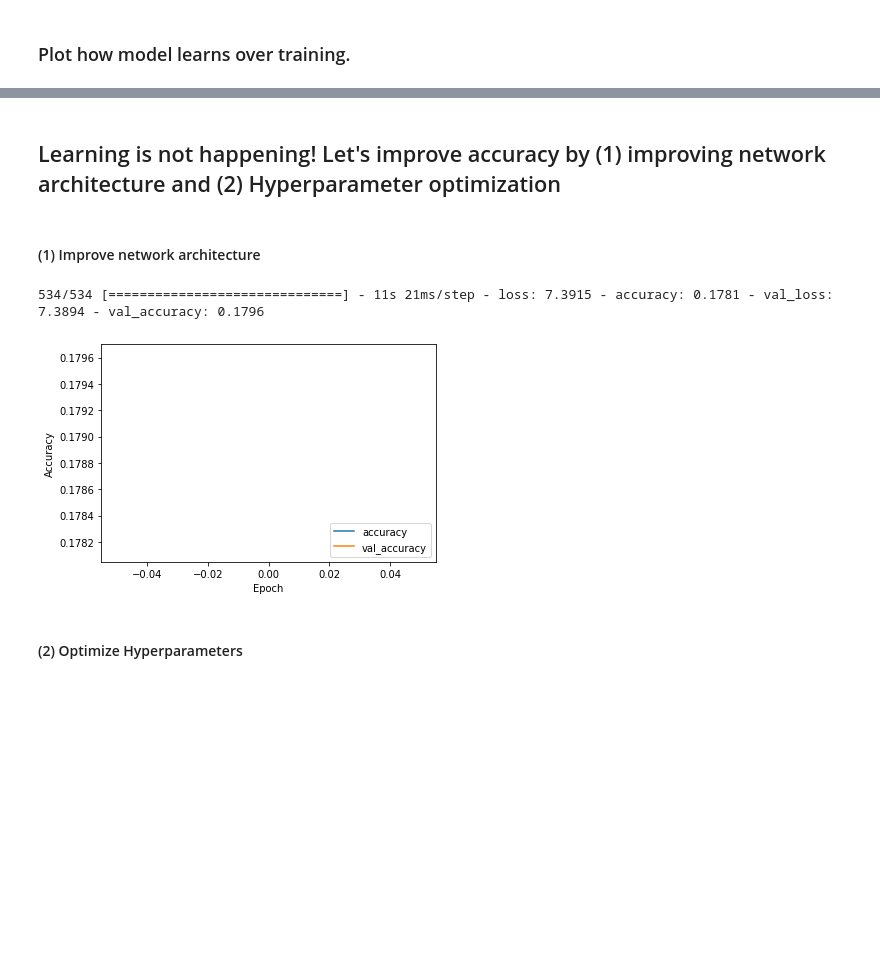
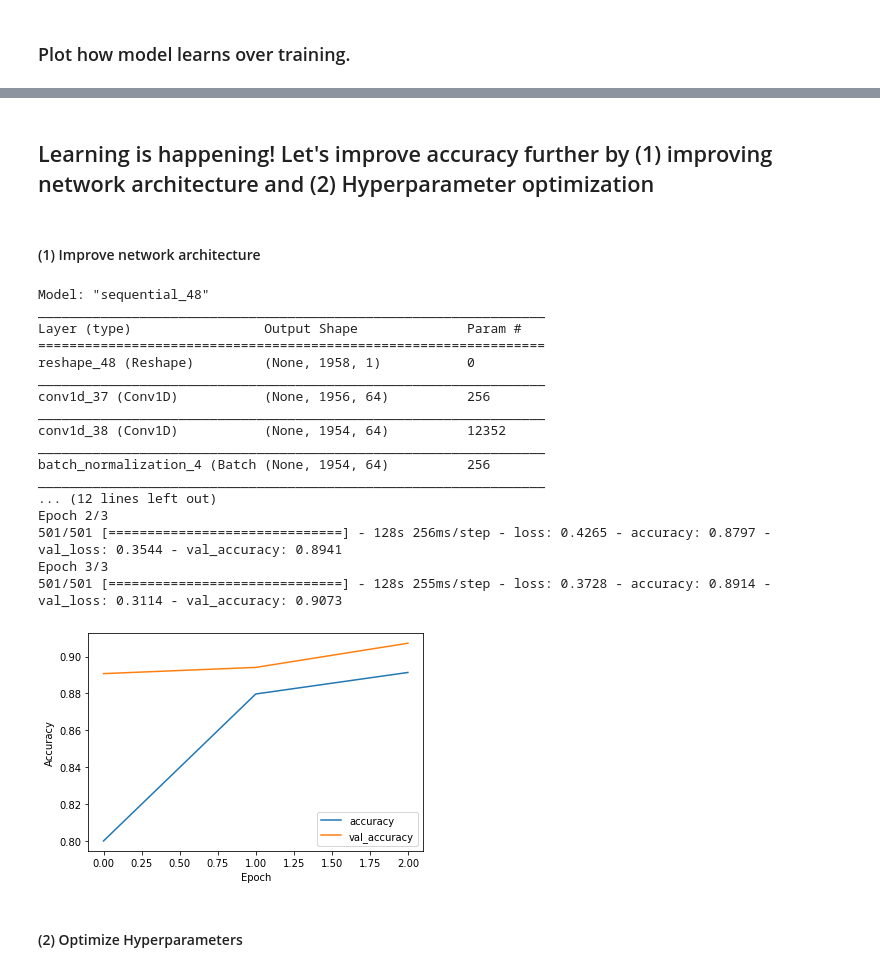
Before and after one commit to parksoy/DAMADAY2020_NASA, a Jupyter notebook: SoyoungAppendToVDP.ipynb, the cells around one changed output, grey strips where cells are left out. Saved outputs shown, nothing was run; the diff lists cells and outputs as text; code cells hidden in the pictures; blank space fills up the shorter version.

Commit message:
Add improve architecture part

```diff
--- a/SoyoungAppendToVDP.ipynb
+++ b/SoyoungAppendToVDP.ipynb
@@ -359,11 +359,11 @@ def preprocess_dataset(dataset):
     #Y=encoder(y)
     #X_train, X_val_and_test, y_train, y_val_and_test = train_test_split(X, y, test_size=train_test_ratio)
 
-    X_train, X_val_and_test, Y_train, Y_val_and_test = train_test_split(X, y, test_size=train_test_ratio)
+    X_train, X_test, Y_train, Y_test = train_test_split(X, y, test_size=train_test_ratio)
 
-    return X_train, X_val_and_test, Y_train, Y_val_and_test
+    return X_train, X_test, Y_train, Y_test
 
-X_train, X_val_and_test, Y_train, Y_val_and_test = preprocess_dataset(dataset)
+X_train, X_test, Y_train, Y_test = preprocess_dataset(dataset)
 # %% [output]
 XmassSpec.shape (26685, 1951)
 6
@@ -566,30 +569,46 @@ plot_history(history)
 # %% [markdown]
-## Learning is not happening! Let's improve accuracy by (1) improving network architecture and (2) Hyperparameter optimization
+## Learning is happening! Let's improve accuracy further by (1) improving network architecture and (2) Hyperparameter optimization
 # %% [markdown]
 #### (1) Improve network architecture
 # %%
 #Add some higher order to 1DCNN
 
-def build_improved_model():
+def build_improved_model(output_classes):
     model= models.Sequential()
     model.add(Reshape((n_spectrastep, num_sensors), input_shape=(n_spectrastep,)))
     model.add(Conv1D(filters=64, kernel_size=3, activation='relu', \
-                    input_shape=(n_spectrastep,num_sensors))) #
+                    input_shape=(n_spectrastep,num_sensors)))
+    model.add(Conv1D(filters=64, kernel_size=3, activation='relu', \
+                    input_shape=(n_spectrastep,num_sensors)))
+    model.add(BatchNormalization())
     model.add(Dropout(0.5))
-    model.add(MaxPooling2D((2, 2)))
     model.add(Flatten())
-    #https://machinelearningmastery.com/how-to-make-classification-and-regression-predictions-for-deep-learning-models-in-keras/
-    model.add(Dense(1, activation='softmax')) #multi-class classification problem, the softmax activation function is often used on the output layer and the likelihood of the observation for each class is returned as a vector.
-
+    model.add(Dense(output_classes, activation='softmax'))
     model.summary()
     return model
 
-
-history=fit(model, EPOCHS=1) #Check if model runs or not with EPOCHS=1 first, then, increase EPOCHS.
+model=build_improved_model(output_classes)
+history=fit(model, EPOCHS=3) #Check if model runs or not with EPOCHS=1 first, then, increase EPOCHS.
 plot_history(history)
 # %% [output]
-534/534 [==============================] - 11s 21ms/step - loss: 7.3915 - accuracy: 0.1781 - val_loss: 7.3894 - val_accuracy: 0.1796
+Model: "sequential_48"
+_________________________________________________________________
+Layer (type)                 Output Shape              Param #
+=================================================================
+reshape_48 (Reshape)         (None, 1958, 1)           0
+_________________________________________________________________
+conv1d_37 (Conv1D)           (None, 1956, 64)          256
+_________________________________________________________________
+conv1d_38 (Conv1D)           (None, 1954, 64)          12352
+_________________________________________________________________
+batch_normalization_4 (Batch (None, 1954, 64)          256
+_________________________________________________________________
+... (12 lines left out)
+Epoch 2/3
+501/501 [==============================] - 128s 256ms/step - loss: 0.4265 - accuracy: 0.8797 - val_loss: 0.3544 - val_accuracy: 0.8941
+Epoch 3/3
+501/501 [==============================] - 128s 255ms/step - loss: 0.3728 - accuracy: 0.8914 - val_loss: 0.3114 - val_accuracy: 0.9073
-[figure, old version]
+[figure, new version]
 # %% [markdown]
 #### (2) Optimize Hyperparameters
 # %% [markdown]
```
Also changed, not shown: parts of 9 cells of this notebook, 1 other file.
